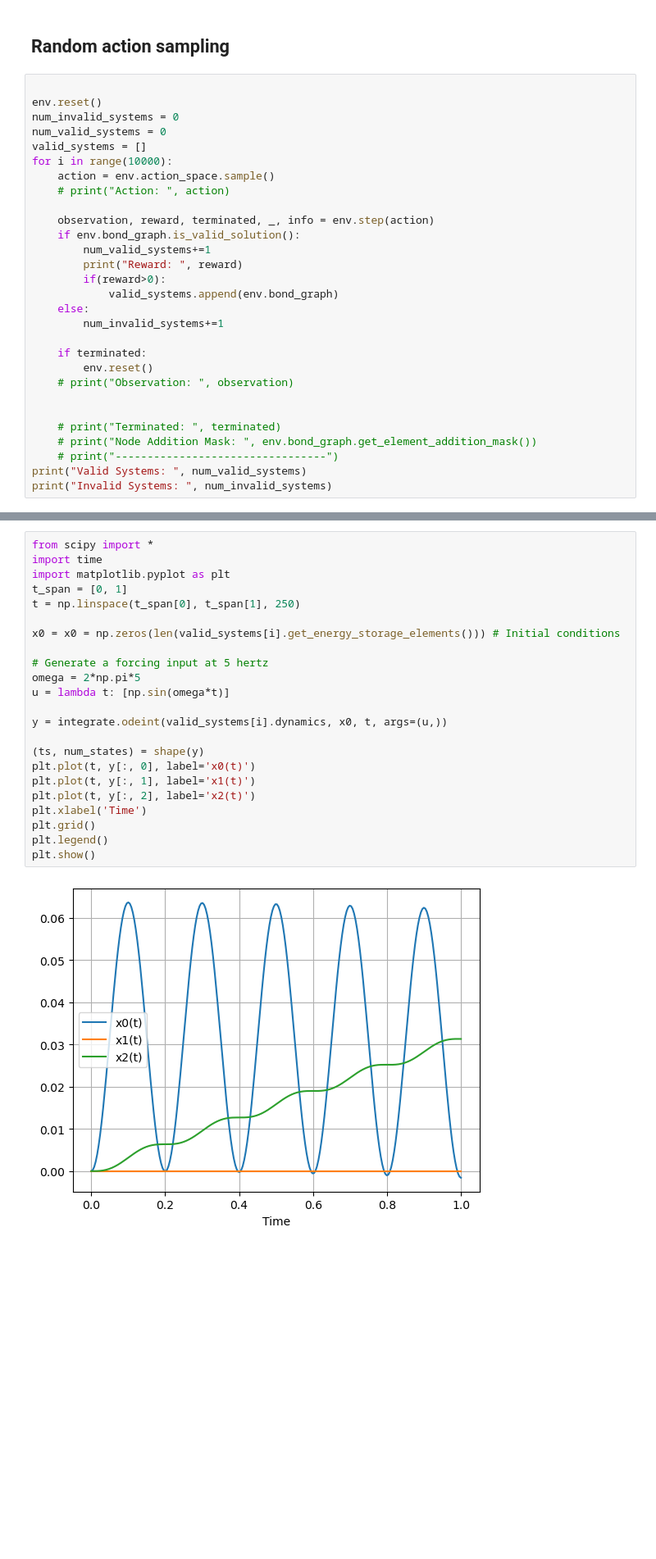
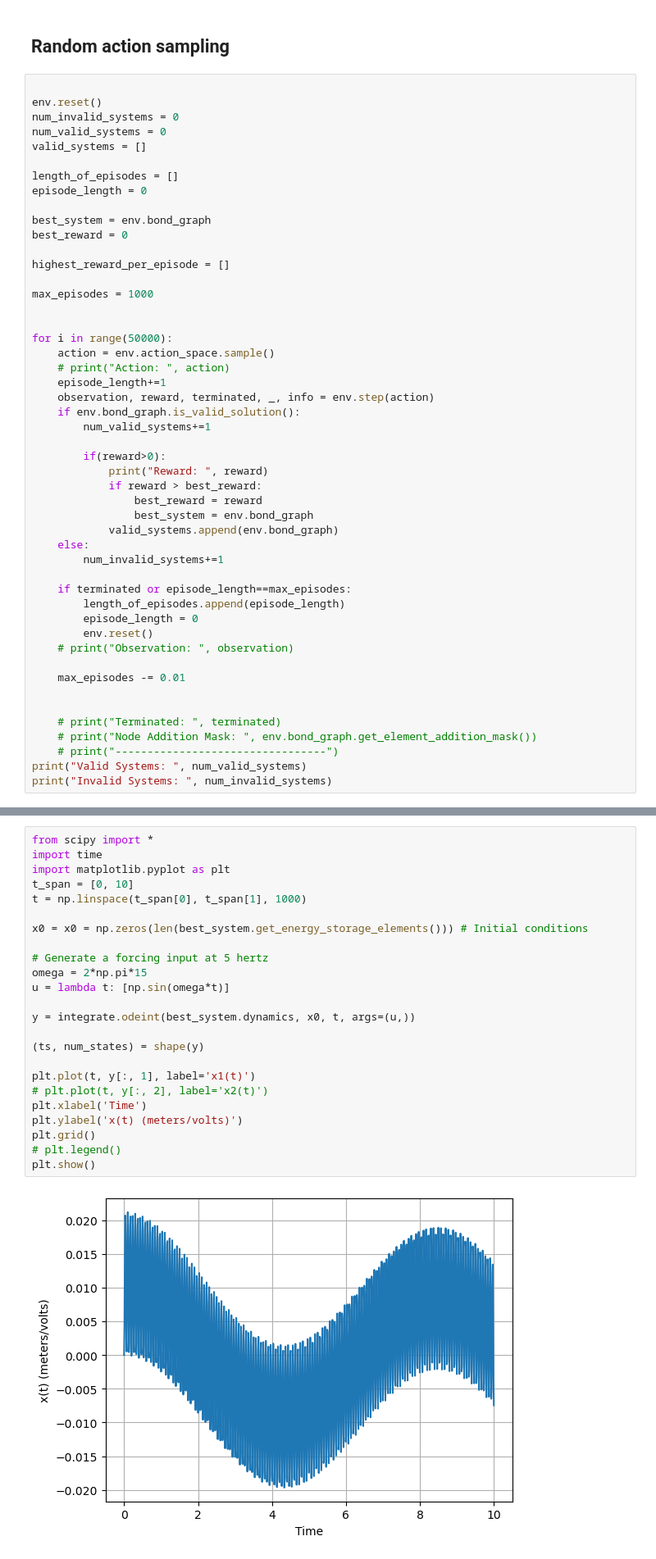
Before and after one commit to Astronauty/AiPEX-Projects, a Jupyter notebook: bond-graph-RL/gym_run.ipynb, the cells around one changed output, grey strips where cells are left out. Shown at 82% size. Drawn from its saved outputs; the diff is of its cells as text; blank space fills up the shorter version.

```diff
--- a/bond-graph-RL/gym_run.ipynb
+++ b/bond-graph-RL/gym_run.ipynb
@@ -83,22 +111,42 @@ env.reset()
 num_invalid_systems = 0
 num_valid_systems = 0
 valid_systems = []
-for i in range(10000):
+
+length_of_episodes = []
+episode_length = 0
+
+best_system = env.bond_graph
+best_reward = 0
+
+highest_reward_per_episode = []
+
+max_episodes = 1000
+
+
+for i in range(50000):
     action = env.action_space.sample()
     # print("Action: ", action)
-
+    episode_length+=1
     observation, reward, terminated, _, info = env.step(action)
     if env.bond_graph.is_valid_solution():
         num_valid_systems+=1
-        print("Reward: ", reward)
+
         if(reward>0):
+            print("Reward: ", reward)
+            if reward > best_reward:
+                best_reward = reward
+                best_system = env.bond_graph
             valid_systems.append(env.bond_graph)
     else:
         num_invalid_systems+=1
 
-    if terminated:
+    if terminated or episode_length==max_episodes:
+        length_of_episodes.append(episode_length)
+        episode_length = 0
         env.reset()
     # print("Observation: ", observation)
+
+    max_episodes -= 0.01
 
 
     # print("Terminated: ", terminated)
@@ -136,25 +210,26 @@ nx.draw_shell(valid_systems[i].flow_causal_graph, labels=labels, with_labels=Tru
 # %%
 from scipy import *
 import time
 import matplotlib.pyplot as plt
-t_span = [0, 1]
-t = np.linspace(t_span[0], t_span[1], 250)
+t_span = [0, 10]
+t = np.linspace(t_span[0], t_span[1], 1000)
 
-x0 = x0 = np.zeros(len(valid_systems[i].get_energy_storage_elements())) # Initial conditions
+x0 = x0 = np.zeros(len(best_system.get_energy_storage_elements())) # Initial conditions
 
 # Generate a forcing input at 5 hertz
-omega = 2*np.pi*5
+omega = 2*np.pi*15
 u = lambda t: [np.sin(omega*t)]
 
-y = integrate.odeint(valid_systems[i].dynamics, x0, t, args=(u,))
+y = integrate.odeint(best_system.dynamics, x0, t, args=(u,))
 
 (ts, num_states) = shape(y)
-plt.plot(t, y[:, 0], label='x0(t)')
+
 plt.plot(t, y[:, 1], label='x1(t)')
-plt.plot(t, y[:, 2], label='x2(t)')
+# plt.plot(t, y[:, 2], label='x2(t)')
 plt.xlabel('Time')
+plt.ylabel('x(t) (meters/volts)')
 plt.grid()
-plt.legend()
+# plt.legend()
 plt.show()
 # %% [output]
-[figure, old version]
+[figure, new version]
```
Also changed, not shown: parts of 8 cells of this notebook, 6 other files.
